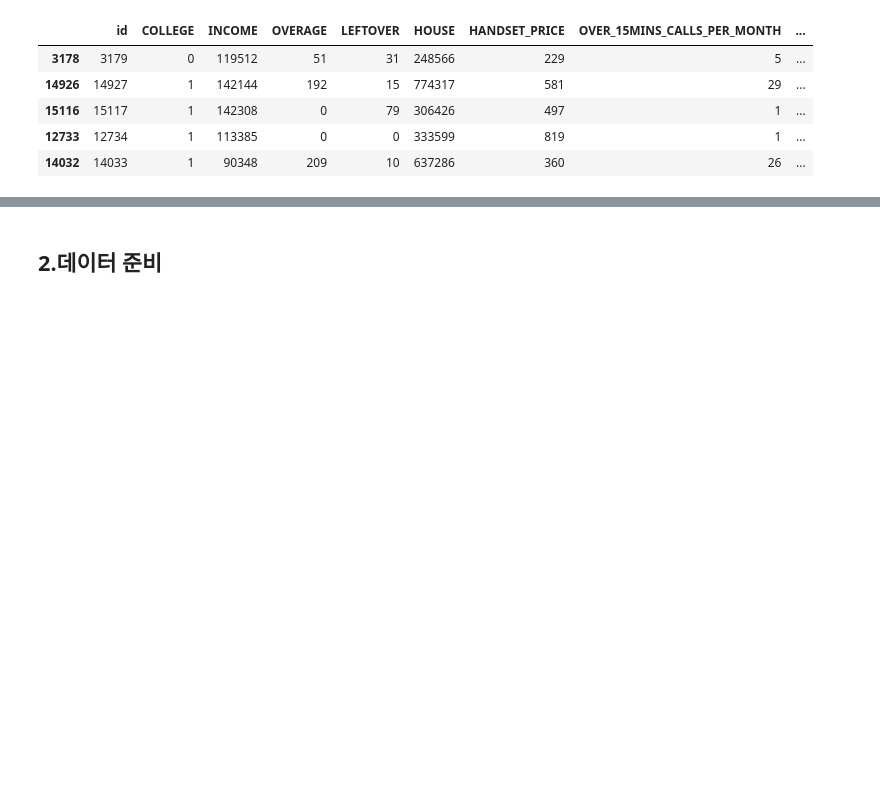
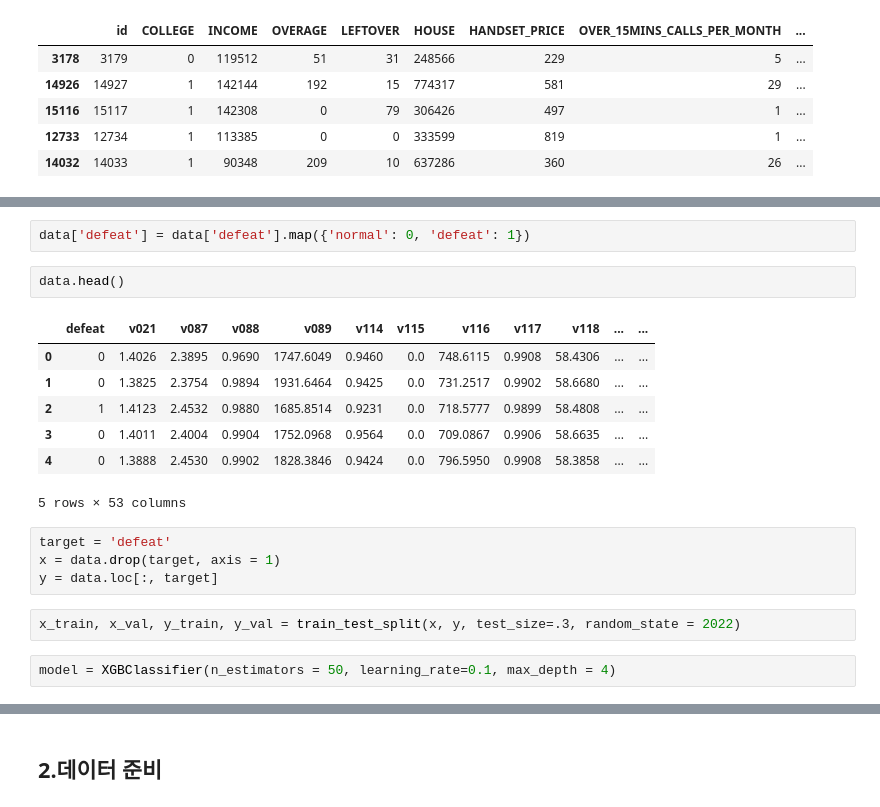
Before and after one commit to W00SUNGLEE/aivle, a Jupyter notebook: 8. 머신러닝/13과 Boosting.ipynb, the cells around one changed output, grey strips where cells are left out. Saved outputs shown, nothing was run; the diff lists cells and outputs as text; blank space fills up the shorter version.

```diff
--- a/8. 머신러닝/13과 Boosting.ipynb
+++ b/8. 머신러닝/13과 Boosting.ipynb
@@ -54,0 +80,20 @@ data.head()
+# %%
+data['defeat'] = data['defeat'].map({'normal': 0, 'defeat': 1})
+# %%
+data.head()
+# %% [output]
+|  | defeat | v021 | v087 | v088 | v089 | v114 | v115 | v116 | v117 | v118 | ... | ... |
+| 0 | 0 | 1.4026 | 2.3895 | 0.9690 | 1747.6049 | 0.9460 | 0.0 | 748.6115 | 0.9908 | 58.4306 | ... | ... |
+| 1 | 0 | 1.3825 | 2.3754 | 0.9894 | 1931.6464 | 0.9425 | 0.0 | 731.2517 | 0.9902 | 58.6680 | ... | ... |
+| 2 | 1 | 1.4123 | 2.4532 | 0.9880 | 1685.8514 | 0.9231 | 0.0 | 718.5777 | 0.9899 | 58.4808 | ... | ... |
+| 3 | 0 | 1.4011 | 2.4004 | 0.9904 | 1752.0968 | 0.9564 | 0.0 | 709.0867 | 0.9906 | 58.6635 | ... | ... |
+| 4 | 0 | 1.3888 | 2.4530 | 0.9902 | 1828.3846 | 0.9424 | 0.0 | 796.5950 | 0.9908 | 58.3858 | ... | ... |
+5 rows × 53 columns
+# %%
+target = 'defeat'
+x = data.drop(target, axis = 1)
+y = data.loc[:, target]
+# %%
+x_train, x_val, y_train, y_val = train_test_split(x, y, test_size=.3, random_state = 2022)
+# %%
+model = XGBClassifier(n_estimators = 50, learning_rate=0.1, max_depth = 4)
```
Also changed, not shown: parts of 7 cells of this notebook, 5 other files.
